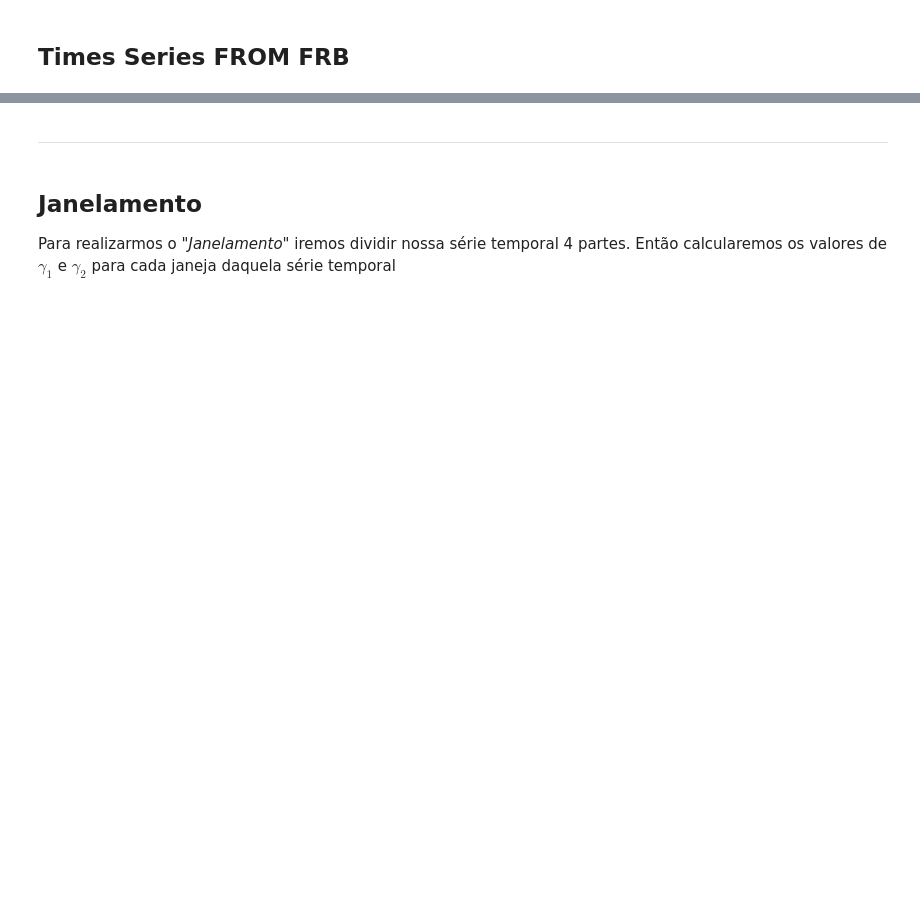
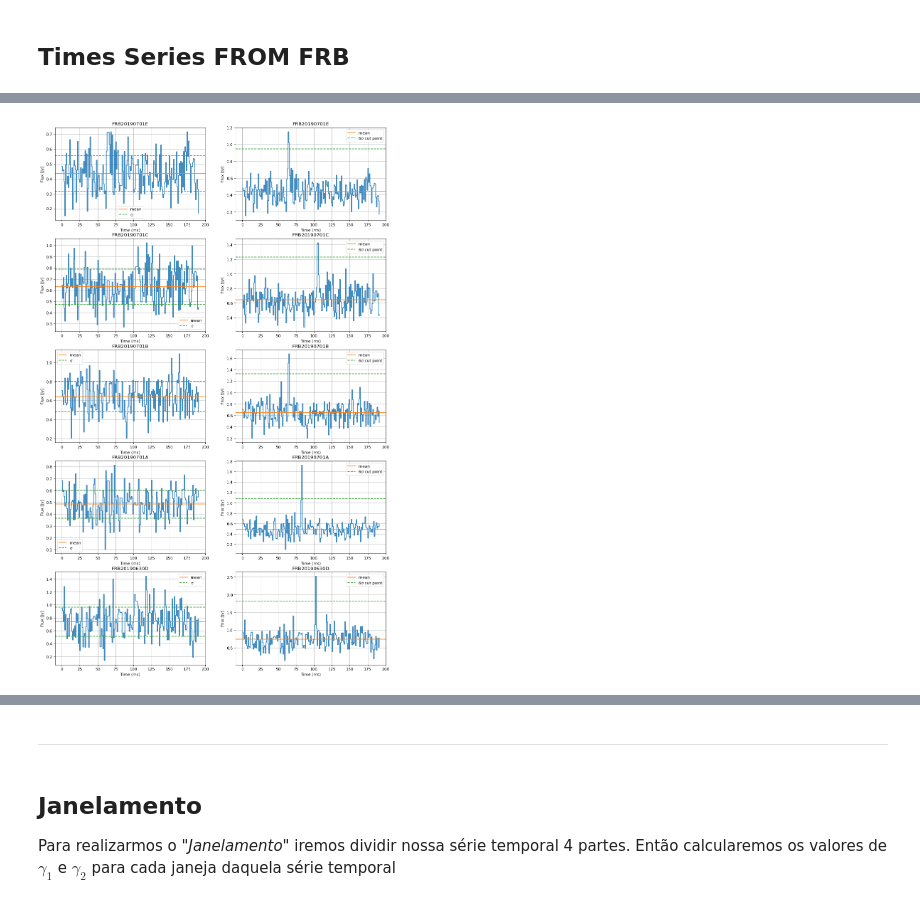
Before and after one commit to barauna-lo/Computational_Statistics, a Jupyter notebook: CAP417_FINAL_PROJECT.ipynb, the cells around one changed output, grey strips where cells are left out. Saved outputs shown, nothing was run; the diff lists cells and outputs as text; code cells hidden in the pictures; blank space fills up the shorter version.

```diff
--- a/CAP417_FINAL_PROJECT.ipynb
+++ b/CAP417_FINAL_PROJECT.ipynb
@@ -146,0 +178,30 @@ Calcular $\gamma_2$
+# %%
+df_remov = df[(df <= 6*df.std())] # 6σ look like a good cut point
+df_remov = df_remov.dropna() # removing nan values
+# %%
+figure(figsize=(15,25),dpi=80)
+for i in range(len(columns)):
+  plt.subplot(len(columns),2,(2*i+1))
+  plt.plot(df_remov[columns[i]],drawstyle="steps-post")#,label=len(df[columns[i]]))
+  plt.axhline(y=df_remov[columns[i]].mean(),color='C1',label='mean')
+  plt.axhline(y=df_remov[columns[i]].mean()+df_remov[columns[i]].std(),color='C2',label='σ',linestyle='--')
+  plt.axhline(y=df_remov[columns[i]].mean()-df_remov[columns[i]].std(),color='C2',linestyle='--')
+  plt.title(columns[i])
+  plt.xlabel('Time (ms)')
+  plt.ylabel('Flux [Jy]')
+  plt.legend()
+  plt.grid()
+
+  plt.subplot(len(columns),2,(2*i+2))
+  plt.plot(df[columns[i]],drawstyle="steps-post")#,label=len(df[columns[i]]))
+  plt.axhline(y=df[columns[i]].mean(),color='C1',label='mean')
+  plt.axhline(y=7*df[columns[i]].std(),color='C2',label='6σ cut point',linestyle='--')
+  plt.title(columns[i])
+  plt.xlabel('Time (ms)')
+  plt.ylabel('Flux [Jy]')
+  plt.legend()
+  plt.grid()
+
+plt.show()
+# %% [output]
+[figure, added]
```
Also changed, not shown: parts of 58 cells of this notebook.
